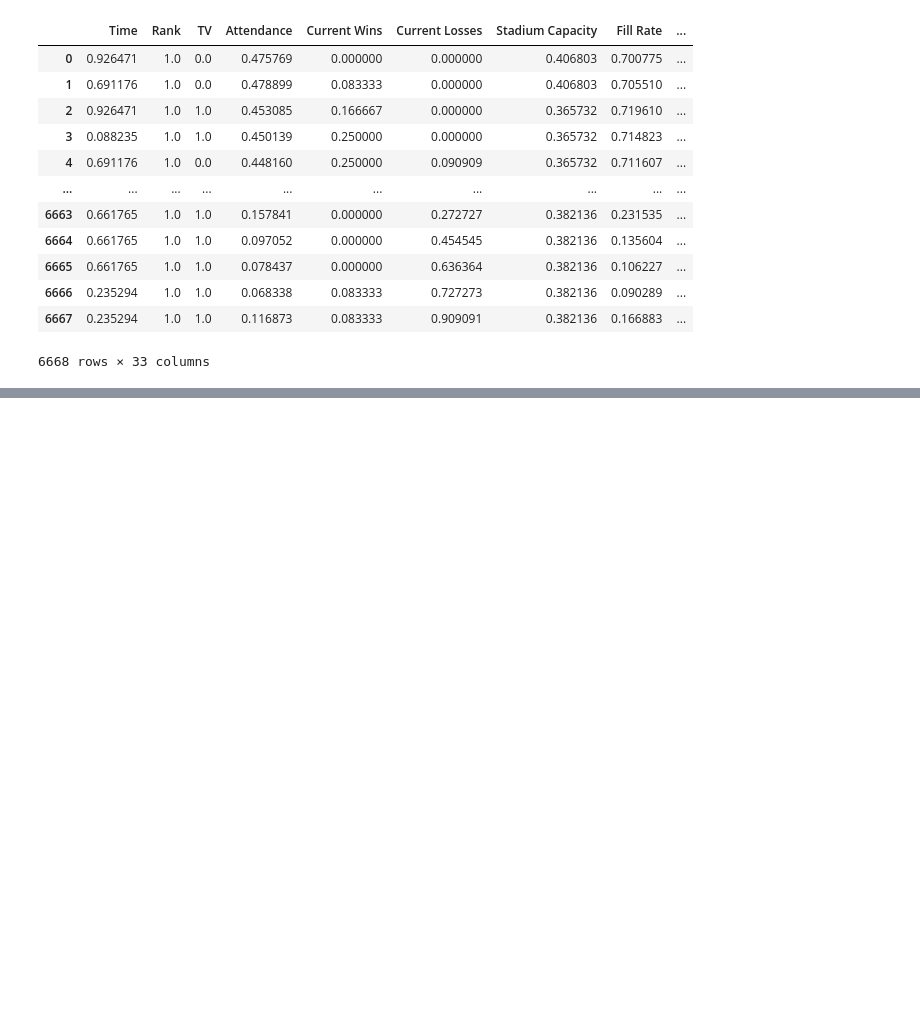
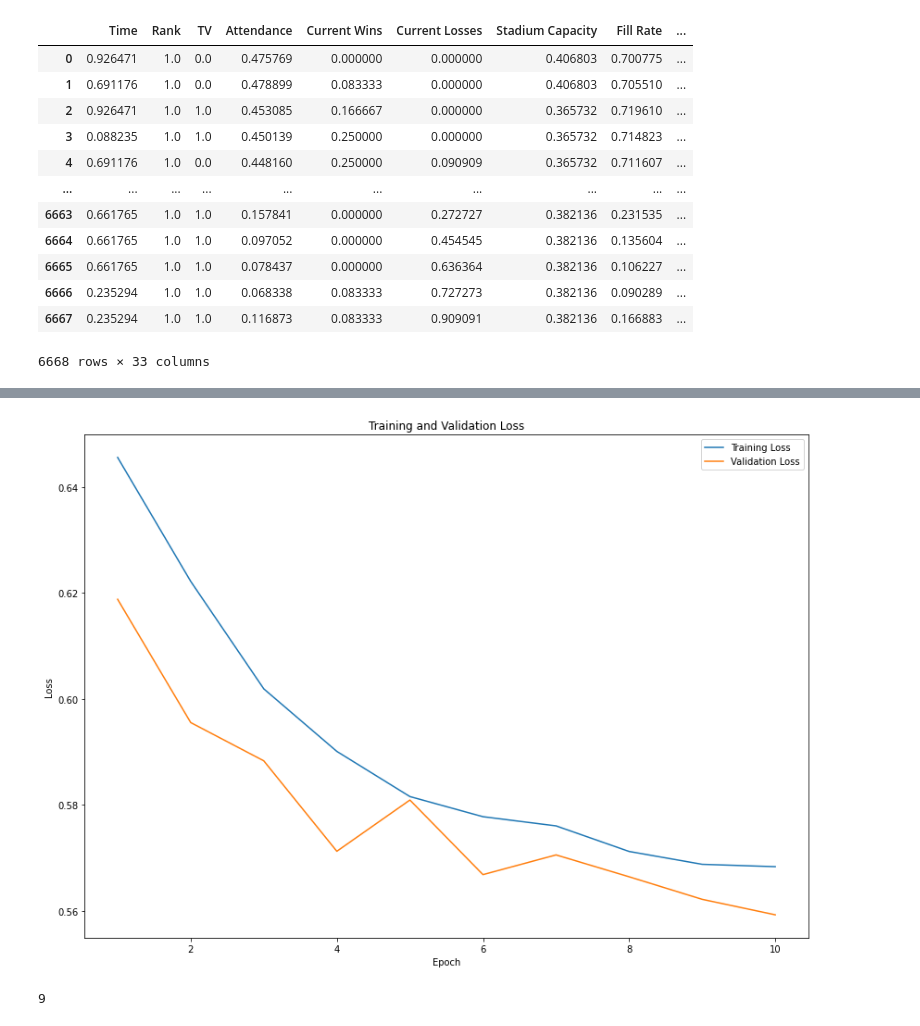
Before and after one commit to benvictoria17/DataAnalytics, a Jupyter notebook: College Football Win Prediction.ipynb, the cells around one changed output, grey strips where cells are left out. Drawn from its saved outputs; the diff is of its cells as text; code cells hidden in the pictures; blank space fills up the shorter version.

```diff
--- a/College Football Win Prediction.ipynb
+++ b/College Football Win Prediction.ipynb
@@ -257,0 +294,22 @@ X
+# %%
+plt.figure(figsize=(14, 10))
+
+epochs_range = range(1, epochs + 1)
+train_loss = history.history['loss']
+val_loss = history.history['val_loss']
+
+plt.plot(epochs_range, train_loss, label="Training Loss")
+plt.plot(epochs_range, val_loss, label="Validation Loss")
+
+plt.title("Training and Validation Loss")
+plt.xlabel("Epoch")
+plt.ylabel("Loss")
+plt.legend()
+
+plt.show()
+# %% [output]
+[figure, added]
+# %%
+np.argmin(val_loss)
+# %% [output]
+9
```
Also changed, not shown: parts of 5 cells of this notebook.
